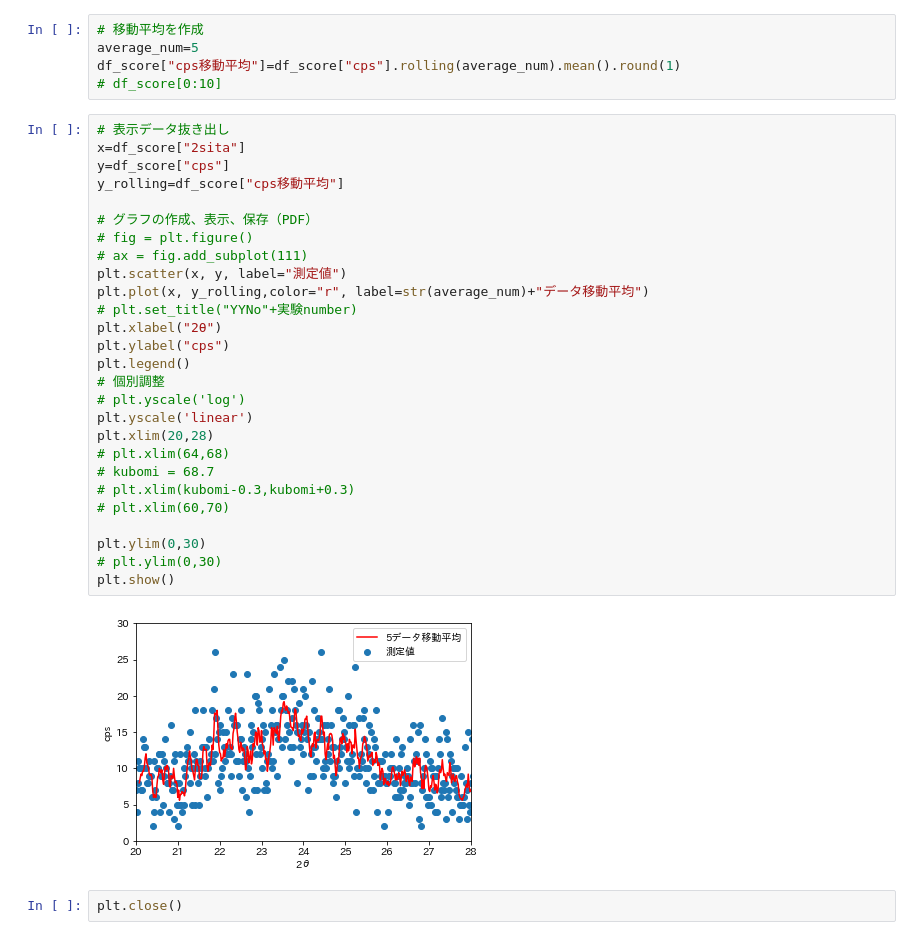
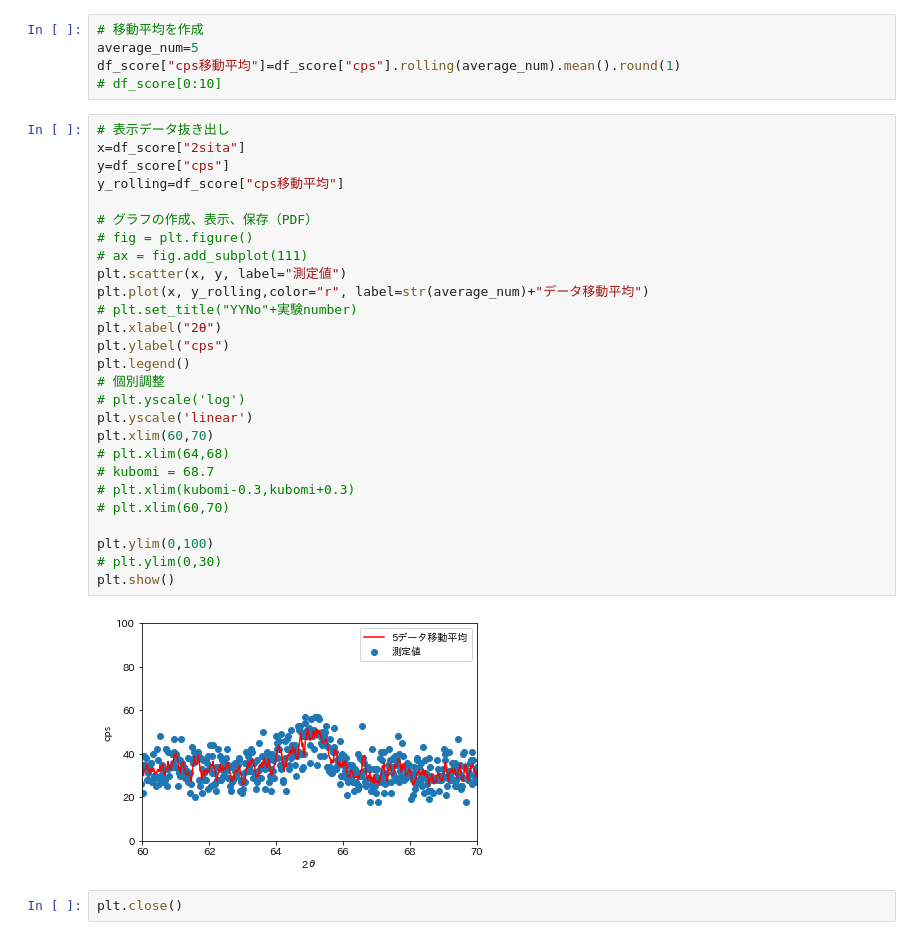
Before and after one commit to yosinobu-yamasita/xray_diffraction_viewer, a Jupyter notebook: xray_show_note.ipynb, the cells around one changed output. Cells and saved outputs as stored; diff of their text form.

```diff
--- a/xray_show_note.ipynb
+++ b/xray_show_note.ipynb
@@ -49,32 +49,32 @@ df_score["cps移動平均"]=df_score["cps"].rolling(average_num).mean().round(1)
 # %%
 # 表示データ抜き出し
 x=df_score["2sita"]
 y=df_score["cps"]
 y_rolling=df_score["cps移動平均"]
 
 # グラフの作成、表示、保存（PDF）
 # fig = plt.figure()
 # ax = fig.add_subplot(111)
 plt.scatter(x, y, label="測定値")
 plt.plot(x, y_rolling,color="r", label=str(average_num)+"データ移動平均")
 # plt.set_title("YYNo"+実験number)
 plt.xlabel("2θ")
 plt.ylabel("cps")
 plt.legend()
 # 個別調整
 # plt.yscale('log')
 plt.yscale('linear')
-plt.xlim(20,28)
+plt.xlim(60,70)
 # plt.xlim(64,68)
 # kubomi = 68.7
 # plt.xlim(kubomi-0.3,kubomi+0.3)
 # plt.xlim(60,70)
 
-plt.ylim(0,30)
+plt.ylim(0,100)
 # plt.ylim(0,30)
 plt.show()
 # %% [output]
-[figure, old version]
+[figure, new version]
 # %%
 plt.close()
 # %%
```
Also changed, not shown: parts of 3 cells of this notebook.
